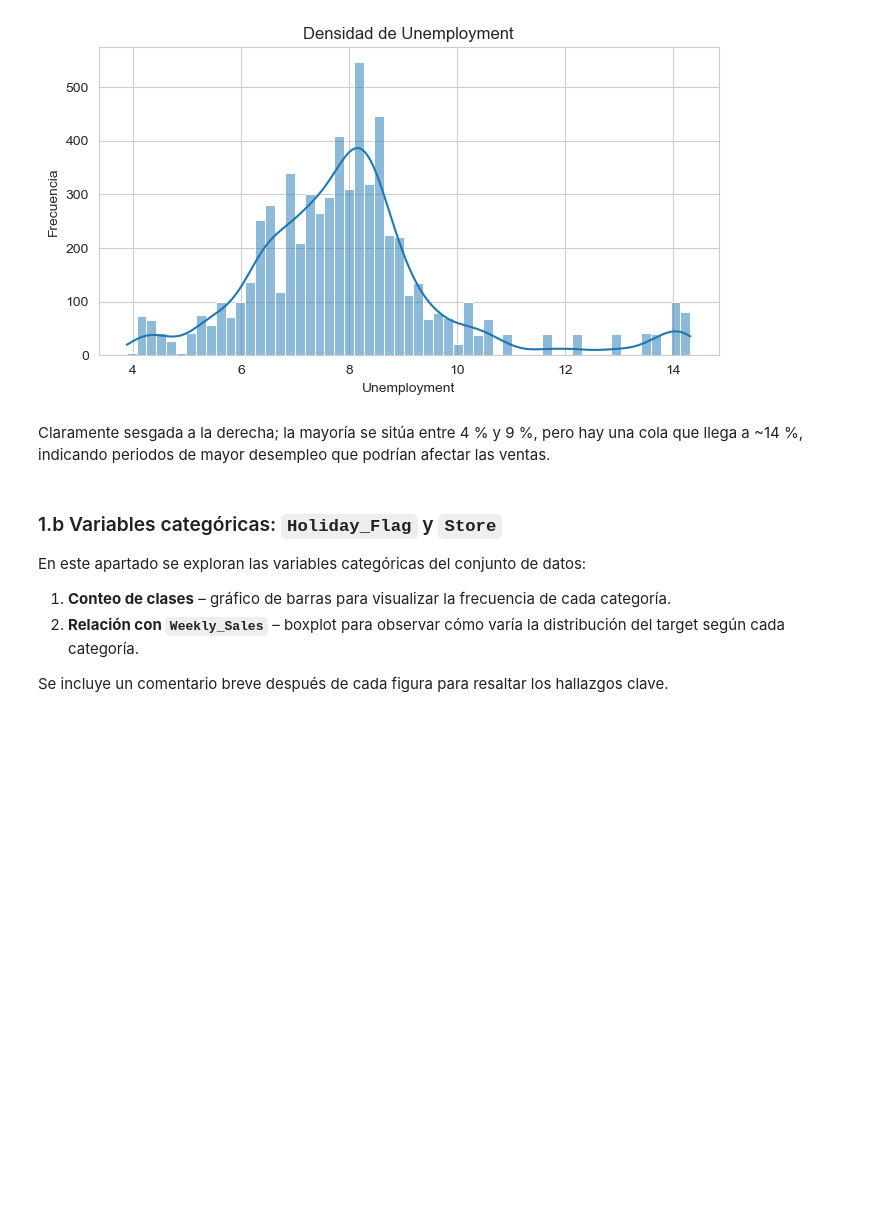
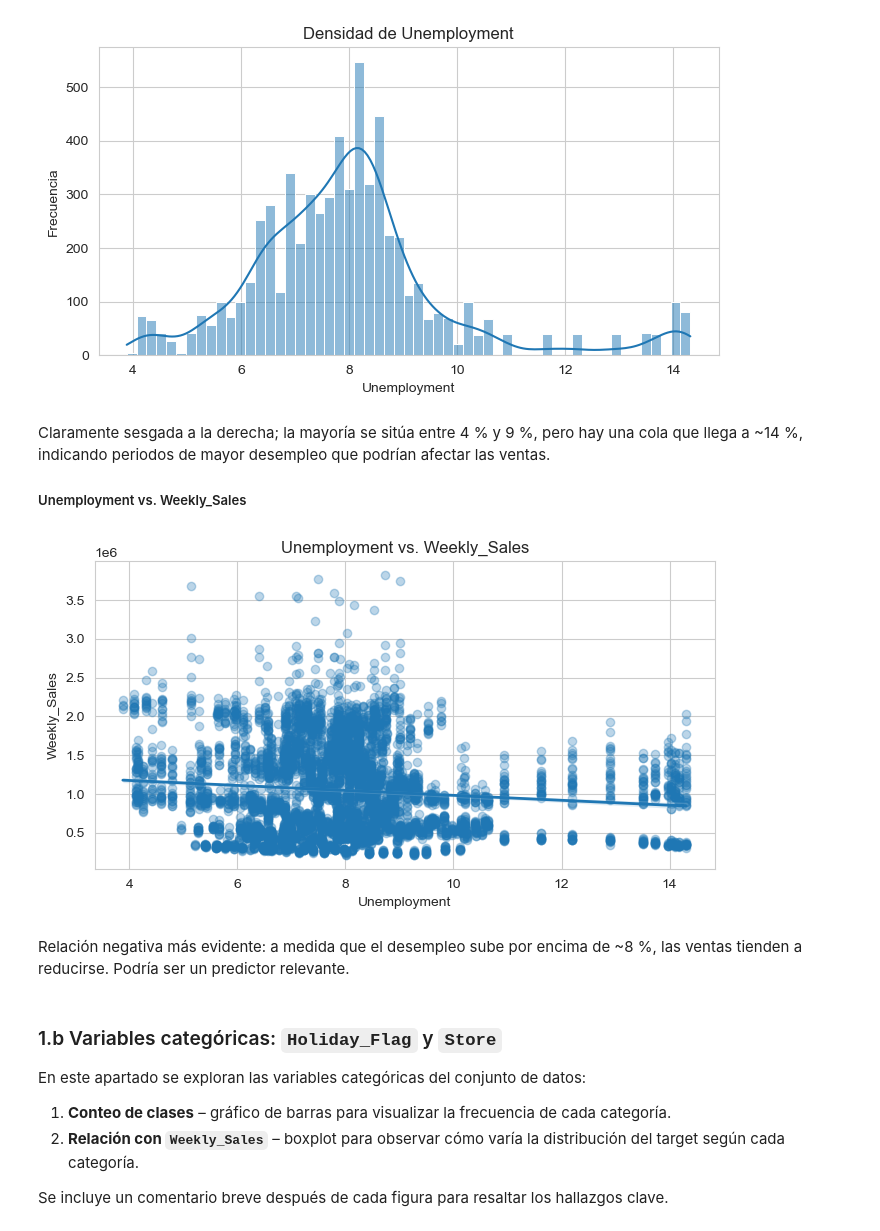
Before and after one commit to midwayjona/Econometria-2, a Jupyter notebook: project/proyecto_final.ipynb, the cells around one changed output. Drawn from its saved outputs; the diff is of its cells as text; code cells hidden in the pictures; blank space fills up the shorter version.

```diff
--- a/project/proyecto_final.ipynb
+++ b/project/proyecto_final.ipynb
@@ -134,6 +193,22 @@ plt.show()
 [figure]
 # %% [markdown]
 Claramente sesgada a la derecha; la mayoría se sitúa entre 4 % y 9 %, pero hay una cola que llega a ~14 %, indicando periodos de mayor desempleo que podrían afectar las ventas.
+
+##### Unemployment vs. Weekly_Sales
+# %%
+sns.regplot(
+    x="Unemployment",
+    y="Weekly_Sales",
+    data=df,
+    scatter_kws={"alpha": 0.3},
+    line_kws={"linewidth": 2},
+)
+plt.title("Unemployment vs. Weekly_Sales")
+plt.show()
+# %% [output]
+[figure, added]
+# %% [markdown]
+Relación negativa más evidente: a medida que el desempleo sube por encima de ~8 %, las ventas tienden a reducirse. Podría ser un predictor relevante.
 # %% [markdown]
 ### 1.b  Variables categóricas: `Holiday_Flag` y `Store`
 
```
Also changed, not shown: parts of 26 cells of this notebook.
